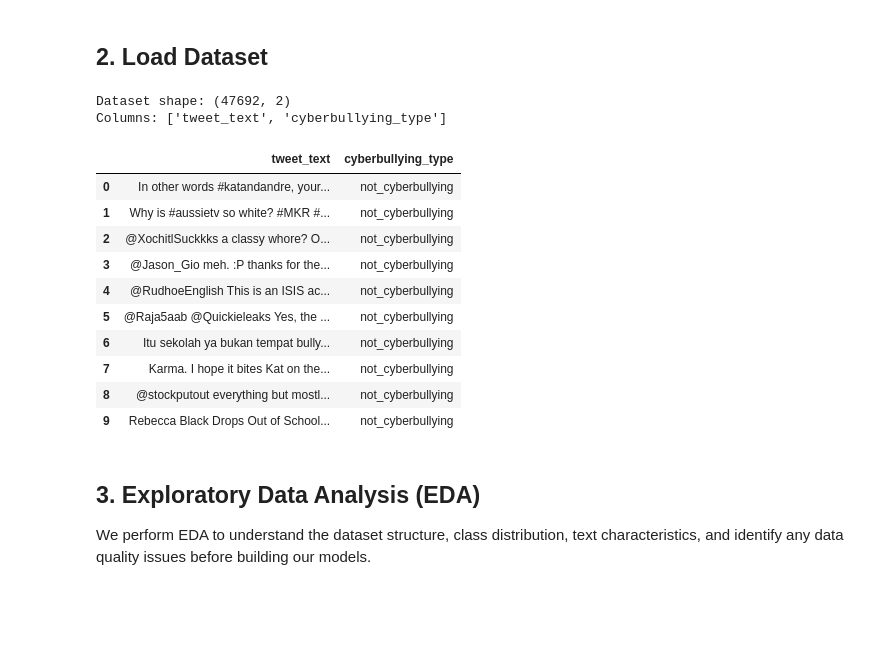
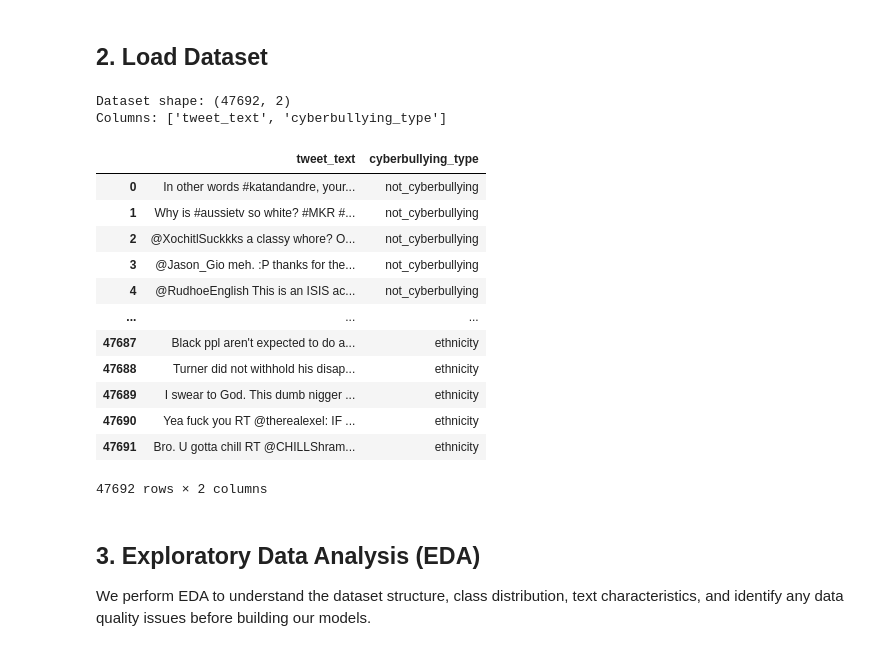
Before and after one commit to Hardtophead/NLP_ASSIGNMENT_TP139069_TP131138, a Jupyter notebook: Text_Classification.ipynb, the cells around one changed output. Drawn from its saved outputs; the diff is of its cells as text; code cells hidden in the pictures; blank space fills up the shorter version.

```diff
--- a/Text_Classification.ipynb
+++ b/Text_Classification.ipynb
@@ -61,25 +61,27 @@ All libraries imported successfully.
 # %%
 # Load the cyberbullying tweets dataset
 df = pd.read_csv('cyberbullying_tweets.csv')
 
 # Display basic info
 print(f'Dataset shape: {df.shape}')
 print(f'Columns: {df.columns.tolist()}')
-df.head(10)
+df
 # %% [output]
 Dataset shape: (47692, 2)
 Columns: ['tweet_text', 'cyberbullying_type']
 |  | tweet_text | cyberbullying_type |
 | 0 | In other words #katandandre, your... | not_cyberbullying |
 | 1 | Why is #aussietv so white? #MKR #... | not_cyberbullying |
 | 2 | @XochitlSuckkks a classy whore? O... | not_cyberbullying |
 | 3 | @Jason_Gio meh. :P thanks for the... | not_cyberbullying |
 | 4 | @RudhoeEnglish This is an ISIS ac... | not_cyberbullying |
-| 5 | @Raja5aab @Quickieleaks Yes, the ... | not_cyberbullying |
-| 6 | Itu sekolah ya bukan tempat bully... | not_cyberbullying |
-| 7 | Karma. I hope it bites Kat on the... | not_cyberbullying |
-| 8 | @stockputout everything but mostl... | not_cyberbullying |
-| 9 | Rebecca Black Drops Out of School... | not_cyberbullying |
+| ... | ... | ... |
+| 47687 | Black ppl aren't expected to do a... | ethnicity |
+| 47688 | Turner did not withhold his disap... | ethnicity |
+| 47689 | I swear to God. This dumb nigger ... | ethnicity |
+| 47690 | Yea fuck you RT @therealexel: IF ... | ethnicity |
+| 47691 | Bro. U gotta chill RT @CHILLShram... | ethnicity |
+47692 rows × 2 columns
 # %% [markdown]
 ## 3. Exploratory Data Analysis (EDA)
 
```
Also changed, not shown: parts of 13 cells of this notebook, 4 other files.
